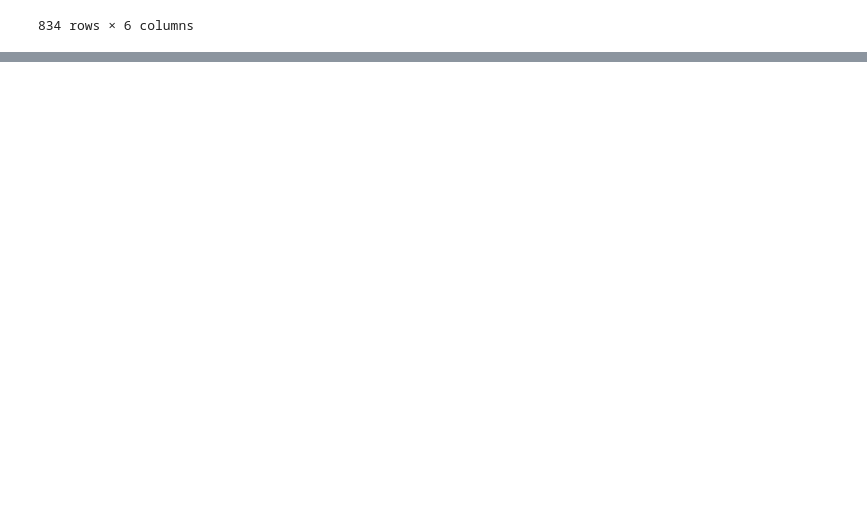
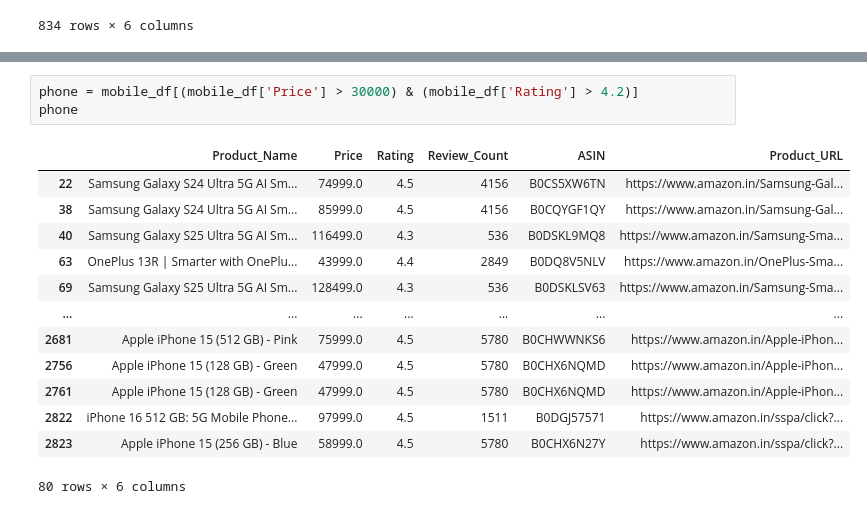
Before and after one commit to soumyadeepmukherji/Amazon-Big-Billion-Sale-2025-Analysis, a Jupyter notebook: analysis.ipynb, the cells around one changed output, grey strips where cells are left out. Cells and saved outputs as stored; diff of their text form; blank space fills up the shorter version.

```diff
--- a/analysis.ipynb
+++ b/analysis.ipynb
@@ -282,0 +295,17 @@ samsung
+# %%
+phone = mobile_df[(mobile_df['Price'] > 30000) & (mobile_df['Rating'] > 4.2)]
+phone
+# %% [output]
+|  | Product_Name | Price | Rating | Review_Count | ASIN | Product_URL |
+| 22 | Samsung Galaxy S24 Ultra 5G AI Sm... | 74999.0 | 4.5 | 4156 | B0CS5XW6TN | https://www.amazon.in/Samsung-Gal... |
+| 38 | Samsung Galaxy S24 Ultra 5G AI Sm... | 85999.0 | 4.5 | 4156 | B0CQYGF1QY | https://www.amazon.in/Samsung-Gal... |
+| 40 | Samsung Galaxy S25 Ultra 5G AI Sm... | 116499.0 | 4.3 | 536 | B0DSKL9MQ8 | https://www.amazon.in/Samsung-Sma... |
+| 63 | OnePlus 13R | Smarter with OnePlu... | 43999.0 | 4.4 | 2849 | B0DQ8V5NLV | https://www.amazon.in/OnePlus-Sma... |
+| 69 | Samsung Galaxy S25 Ultra 5G AI Sm... | 128499.0 | 4.3 | 536 | B0DSKLSV63 | https://www.amazon.in/Samsung-Sma... |
+| ... | ... | ... | ... | ... | ... | ... |
+| 2681 | Apple iPhone 15 (512 GB) - Pink | 75999.0 | 4.5 | 5780 | B0CHWWNKS6 | https://www.amazon.in/Apple-iPhon... |
+| 2756 | Apple iPhone 15 (128 GB) - Green | 47999.0 | 4.5 | 5780 | B0CHX6NQMD | https://www.amazon.in/Apple-iPhon... |
+| 2761 | Apple iPhone 15 (128 GB) - Green | 47999.0 | 4.5 | 5780 | B0CHX6NQMD | https://www.amazon.in/Apple-iPhon... |
+| 2822 | iPhone 16 512 GB: 5G Mobile Phone... | 97999.0 | 4.5 | 1511 | B0DGJ57571 | https://www.amazon.in/sspa/click?... |
+| 2823 | Apple iPhone 15 (256 GB) - Blue | 58999.0 | 4.5 | 5780 | B0CHX6N27Y | https://www.amazon.in/sspa/click?... |
+80 rows × 6 columns
```
Also changed, not shown: parts of 5 cells of this notebook.
